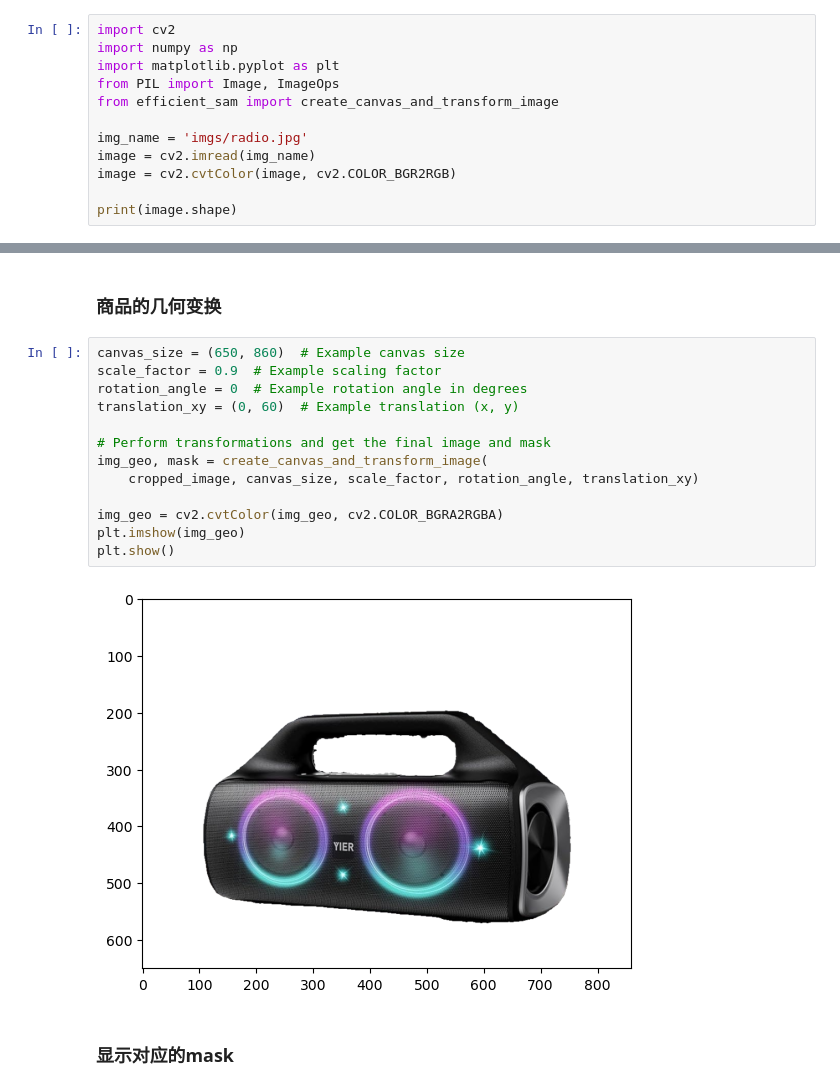
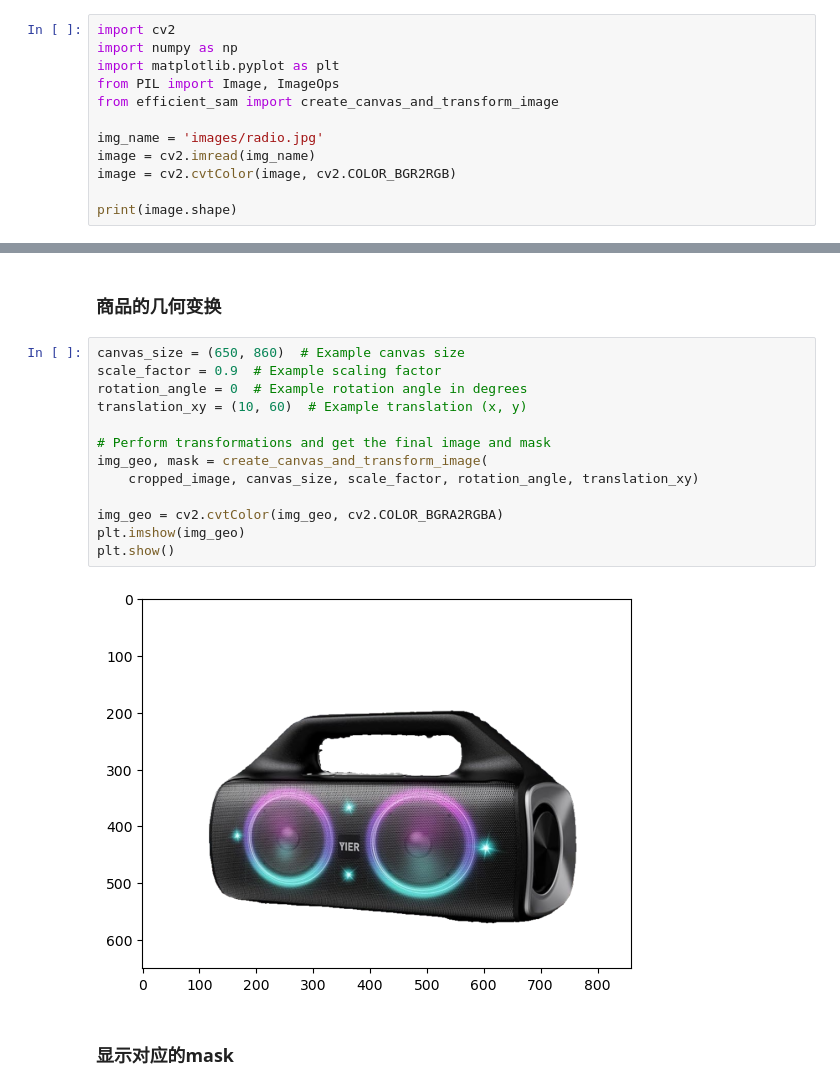
Before and after one commit to jungletada/ReGe, a Jupyter notebook: inference_sam.ipynb, the cells around one changed output, grey strips where cells are left out. Cells and saved outputs as stored; diff of their text form.

```diff
--- a/inference_sam.ipynb
+++ b/inference_sam.ipynb
@@ -101,7 +101,7 @@ import matplotlib.pyplot as plt
 from PIL import Image, ImageOps
 from efficient_sam import create_canvas_and_transform_image
 
-img_name = 'imgs/radio.jpg'
+img_name = 'images/radio.jpg'
 image = cv2.imread(img_name)
 image = cv2.cvtColor(image, cv2.COLOR_BGR2RGB)
 
@@ -177,18 +177,18 @@ cropped_image = get_crop_image_mask(sample_image_np, bin_mask)
 # %%
 canvas_size = (650, 860)  # Example canvas size
 scale_factor = 0.9  # Example scaling factor
 rotation_angle = 0  # Example rotation angle in degrees
-translation_xy = (0, 60)  # Example translation (x, y)
+translation_xy = (10, 60)  # Example translation (x, y)
 
 # Perform transformations and get the final image and mask
 img_geo, mask = create_canvas_and_transform_image(
     cropped_image, canvas_size, scale_factor, rotation_angle, translation_xy)
 
 img_geo = cv2.cvtColor(img_geo, cv2.COLOR_BGRA2RGBA)
 plt.imshow(img_geo)
 plt.show()
 # %% [output]
-[figure, old version]
+[figure, new version]
 # %% [markdown]
 ### 显示对应的mask
 # %%
```
Also changed, not shown: parts of 2 cells of this notebook, 8 other files.
